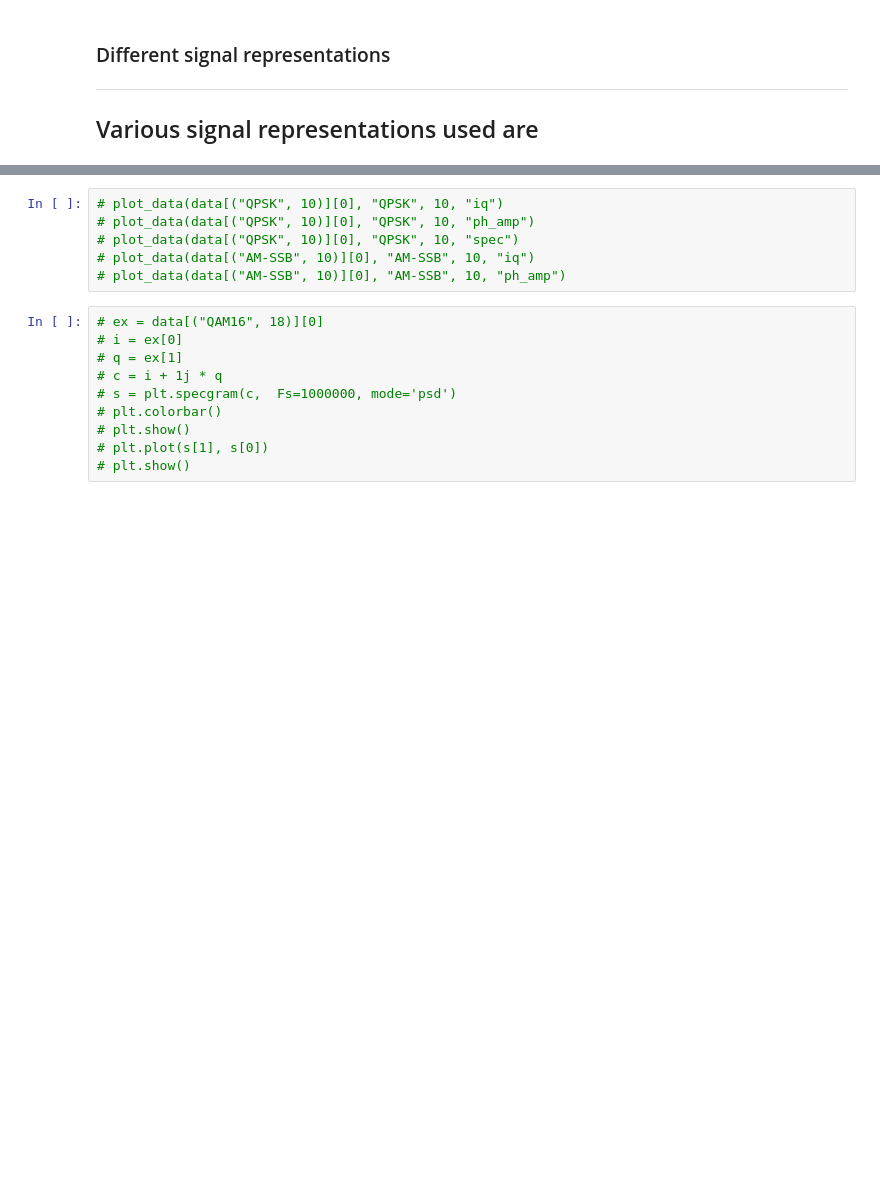
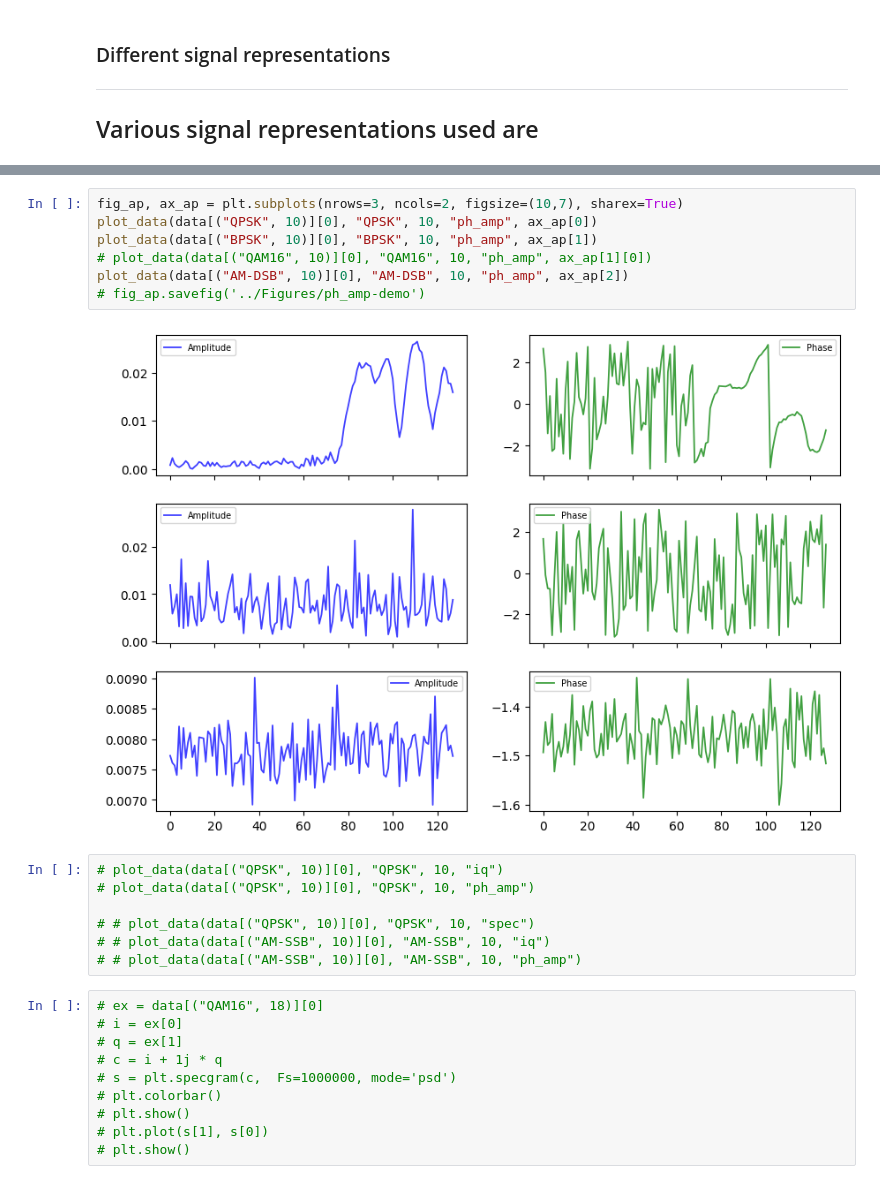
Before and after one commit to dsaharia/BTP-1-modulation_classification, a Jupyter notebook: Notebooks/00_basics_2016.10A.ipynb, the cells around one changed output, grey strips where cells are left out. Drawn from its saved outputs; the diff is of its cells as text; blank space fills up the shorter version.

```diff
--- a/Notebooks/00_basics_2016.10A.ipynb
+++ b/Notebooks/00_basics_2016.10A.ipynb
@@ -82,9 +82,19 @@ def plot_data(samples, mod_name, SNR, plot_type="iq"):
+# %%
+fig_ap, ax_ap = plt.subplots(nrows=3, ncols=2, figsize=(10,7), sharex=True)
+plot_data(data[("QPSK", 10)][0], "QPSK", 10, "ph_amp", ax_ap[0])
+plot_data(data[("BPSK", 10)][0], "BPSK", 10, "ph_amp", ax_ap[1])
+# plot_data(data[("QAM16", 10)][0], "QAM16", 10, "ph_amp", ax_ap[1][0])
+plot_data(data[("AM-DSB", 10)][0], "AM-DSB", 10, "ph_amp", ax_ap[2])
+# fig_ap.savefig('../Figures/ph_amp-demo')
+# %% [output]
+[figure, added]
 # %%
 # plot_data(data[("QPSK", 10)][0], "QPSK", 10, "iq")
 # plot_data(data[("QPSK", 10)][0], "QPSK", 10, "ph_amp")
-# plot_data(data[("QPSK", 10)][0], "QPSK", 10, "spec")
-# plot_data(data[("AM-SSB", 10)][0], "AM-SSB", 10, "iq")
-# plot_data(data[("AM-SSB", 10)][0], "AM-SSB", 10, "ph_amp")
+
+# # plot_data(data[("QPSK", 10)][0], "QPSK", 10, "spec")
+# # plot_data(data[("AM-SSB", 10)][0], "AM-SSB", 10, "iq")
+# # plot_data(data[("AM-SSB", 10)][0], "AM-SSB", 10, "ph_amp")
 # %%
 # ex = data[("QAM16", 18)][0]
 # i = ex[0]
```
Also changed, not shown: parts of 18 cells of this notebook.
